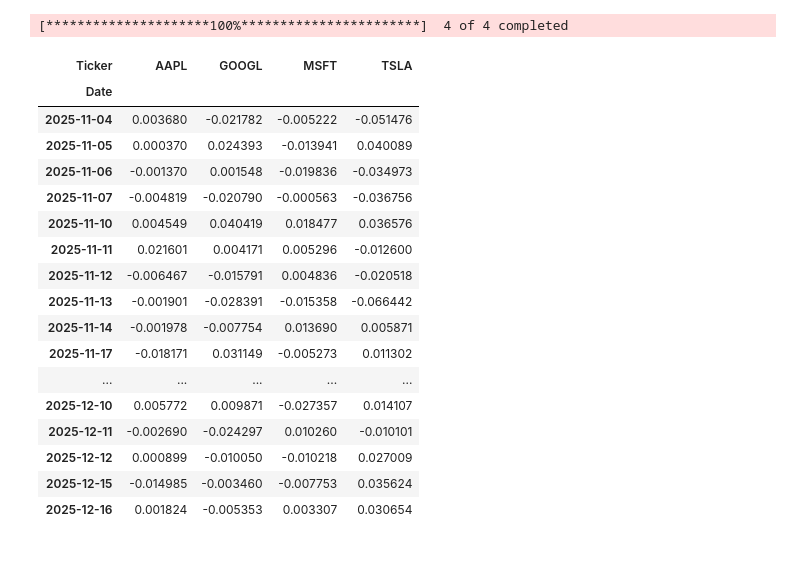
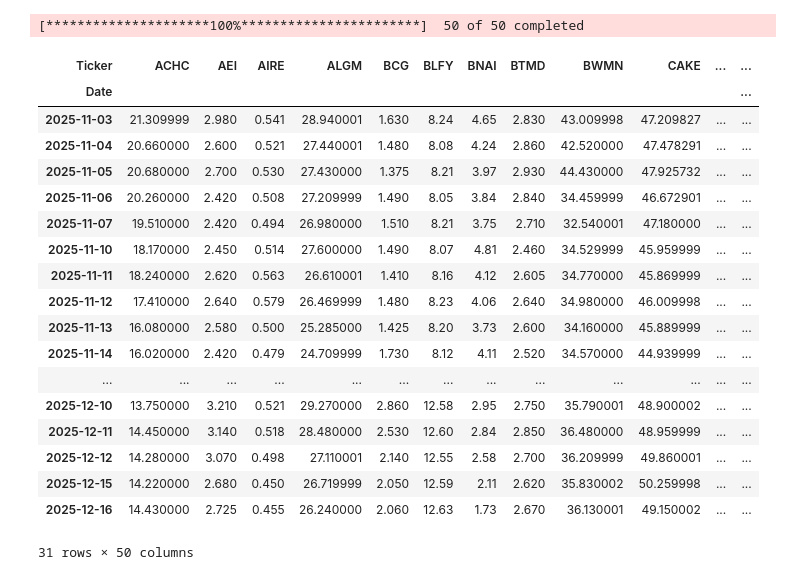
Before and after one commit to SnowHana/gridfw, a Jupyter notebook: src/scrape.ipynb, the cells around one changed output. Drawn from its saved outputs; the diff is of its cells as text; code cells hidden in the pictures.

Commit message:
trynna do sth like choose random 50 ticks

```diff
--- a/src/scrape.ipynb
+++ b/src/scrape.ipynb
@@ -7,0 +4,6 @@ AttributeError: module 'yfinance' has no attribute 'tickers_sp500'
+# %%
+# Get tickers, random 50
+ticker_df = pd.read_csv("/Users/nautilus/gridfw/data/nasdaq_screener_1765967504839.csv")
+# ticker_df.columns
+# Get stocks that are actually in the market
+ticker_df
@@ -8,28 +24,34 @@ AttributeError: module 'yfinance' has no attribute 'tickers_sp500'
+# %%
+ticker_df = ticker_df[ticker_df['Country'].str.match("United States") & ticker_df['Market Cap'] > 0]
+tickers = ticker_df["Symbol"].sample(n=50).tolist()
 # %%
 # df = yf.download(tickers=['TSLA'], auto_adjust=False)
 
 # df = yf.download(["TSLA"], start="2025-11-01", auto_adjust=False)['Adj Close']
-tickers = ["AAPL", "MSFT", "GOOGL", "TSLA"]
+# tickers = ["AAPL", "MSFT", "GOOGL", "TSLA"]
 df = yf.download(tickers=tickers, start="2025-11-01", auto_adjust=False)['Adj Close']
-returns = df.pct_change().dropna()
-returns
+
+df
+# returns = df.pct_change().dropna()
+# returns
 # %% [output]
-[*********************100%***********************]  4 of 4 completed
+[*********************100%***********************]  50 of 50 completed
-| Ticker | AAPL | GOOGL | MSFT | TSLA |
-| Date |  |  |  |  |
-| 2025-11-04 | 0.003680 | -0.021782 | -0.005222 | -0.051476 |
-| 2025-11-05 | 0.000370 | 0.024393 | -0.013941 | 0.040089 |
-| 2025-11-06 | -0.001370 | 0.001548 | -0.019836 | -0.034973 |
-| 2025-11-07 | -0.004819 | -0.020790 | -0.000563 | -0.036756 |
-| 2025-11-10 | 0.004549 | 0.040419 | 0.018477 | 0.036576 |
-| 2025-11-11 | 0.021601 | 0.004171 | 0.005296 | -0.012600 |
-| 2025-11-12 | -0.006467 | -0.015791 | 0.004836 | -0.020518 |
-| 2025-11-13 | -0.001901 | -0.028391 | -0.015358 | -0.066442 |
-| 2025-11-14 | -0.001978 | -0.007754 | 0.013690 | 0.005871 |
-| 2025-11-17 | -0.018171 | 0.031149 | -0.005273 | 0.011302 |
-| ... | ... | ... | ... | ... |
-| 2025-12-10 | 0.005772 | 0.009871 | -0.027357 | 0.014107 |
-| 2025-12-11 | -0.002690 | -0.024297 | 0.010260 | -0.010101 |
-| 2025-12-12 | 0.000899 | -0.010050 | -0.010218 | 0.027009 |
-| 2025-12-15 | -0.014985 | -0.003460 | -0.007753 | 0.035624 |
-| 2025-12-16 | 0.001824 | -0.005353 | 0.003307 | 0.030654 |
+| Ticker | ACHC | AEI | AIRE | ALGM | BCG | BLFY | BNAI | BTMD | BWMN | CAKE | ... | ... |
+| Date |  |  |  |  |  |  |  |  |  |  |  | ... |
+| 2025-11-03 | 21.309999 | 2.980 | 0.541 | 28.940001 | 1.630 | 8.24 | 4.65 | 2.830 | 43.009998 | 47.209827 | ... | ... |
+| 2025-11-04 | 20.660000 | 2.600 | 0.521 | 27.440001 | 1.480 | 8.08 | 4.24 | 2.860 | 42.520000 | 47.478291 | ... | ... |
+| 2025-11-05 | 20.680000 | 2.700 | 0.530 | 27.430000 | 1.375 | 8.21 | 3.97 | 2.930 | 44.430000 | 47.925732 | ... | ... |
+| 2025-11-06 | 20.260000 | 2.420 | 0.508 | 27.209999 | 1.490 | 8.05 | 3.84 | 2.840 | 34.459999 | 46.672901 | ... | ... |
+| 2025-11-07 | 19.510000 | 2.420 | 0.494 | 26.980000 | 1.510 | 8.21 | 3.75 | 2.710 | 32.540001 | 47.180000 | ... | ... |
+| 2025-11-10 | 18.170000 | 2.450 | 0.514 | 27.600000 | 1.490 | 8.07 | 4.81 | 2.460 | 34.529999 | 45.959999 | ... | ... |
+| 2025-11-11 | 18.240000 | 2.620 | 0.563 | 26.610001 | 1.410 | 8.16 | 4.12 | 2.605 | 34.770000 | 45.869999 | ... | ... |
+| 2025-11-12 | 17.410000 | 2.640 | 0.579 | 26.469999 | 1.480 | 8.23 | 4.06 | 2.640 | 34.980000 | 46.009998 | ... | ... |
+| 2025-11-13 | 16.080000 | 2.580 | 0.500 | 25.285000 | 1.425 | 8.20 | 3.73 | 2.600 | 34.160000 | 45.889999 | ... | ... |
+| 2025-11-14 | 16.020000 | 2.420 | 0.479 | 24.709999 | 1.730 | 8.12 | 4.11 | 2.520 | 34.570000 | 44.939999 | ... | ... |
+| ... | ... | ... | ... | ... | ... | ... | ... | ... | ... | ... | ... | ... |
+| 2025-12-10 | 13.750000 | 3.210 | 0.521 | 29.270000 | 2.860 | 12.58 | 2.95 | 2.750 | 35.790001 | 48.900002 | ... | ... |
+| 2025-12-11 | 14.450000 | 3.140 | 0.518 | 28.480000 | 2.530 | 12.60 | 2.84 | 2.850 | 36.480000 | 48.959999 | ... | ... |
+| 2025-12-12 | 14.280000 | 3.070 | 0.498 | 27.110001 | 2.140 | 12.55 | 2.58 | 2.700 | 36.209999 | 49.860001 | ... | ... |
+| 2025-12-15 | 14.220000 | 2.680 | 0.450 | 26.719999 | 2.050 | 12.59 | 2.11 | 2.620 | 35.830002 | 50.259998 | ... | ... |
+| 2025-12-16 | 14.430000 | 2.725 | 0.455 | 26.240000 | 2.060 | 12.63 | 1.73 | 2.670 | 36.130001 | 49.150002 | ... | ... |
+31 rows × 50 columns
```
Also changed, not shown: parts of 8 cells of this notebook, 5 other files.
